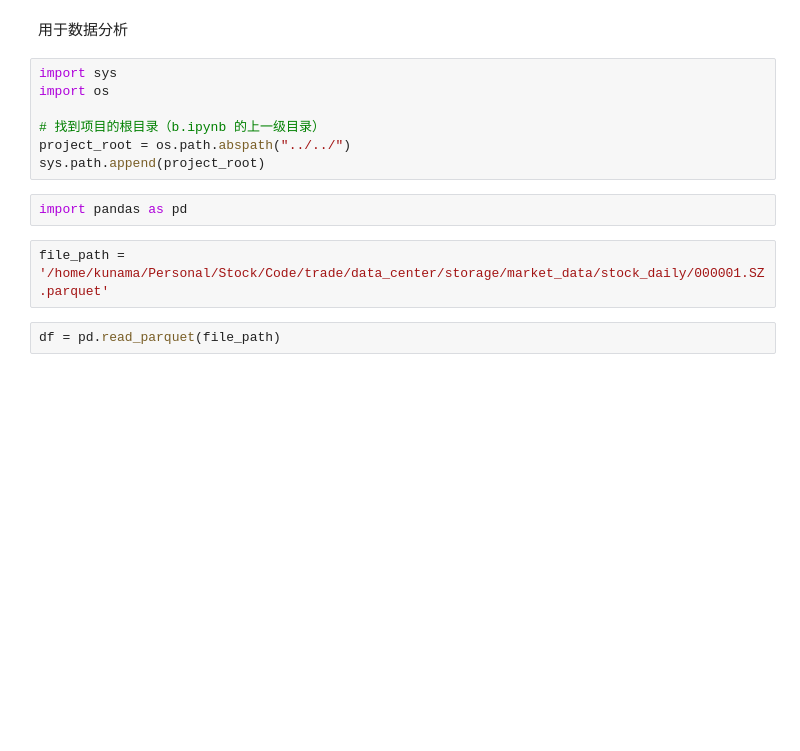
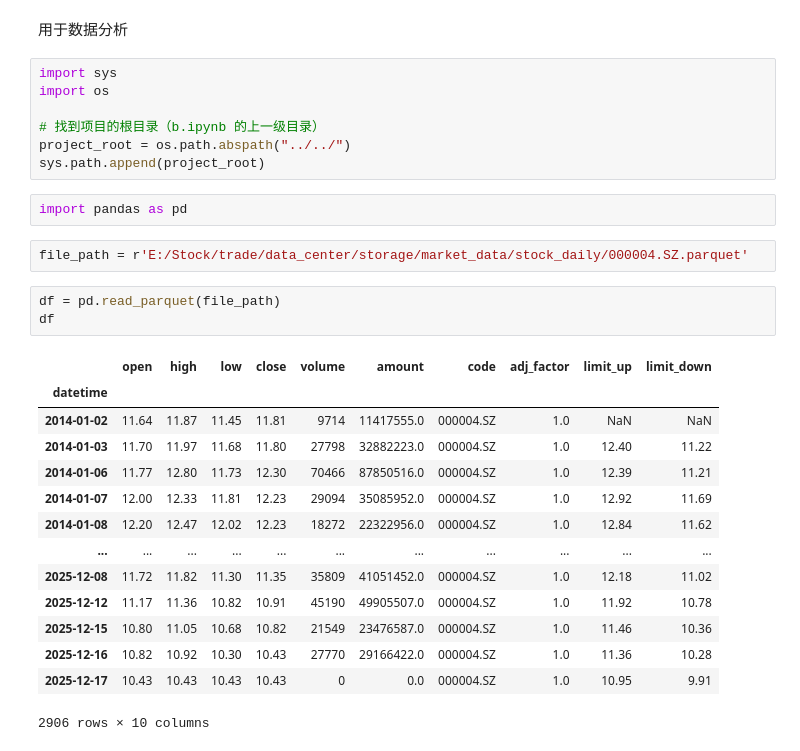
Before and after one commit to Akana-kunama/trade, a Jupyter notebook: data_factory/data_analyze/data_analyze.ipynb, the cells around one changed output. Drawn from its saved outputs; the diff is of its cells as text; blank space fills up the shorter version.

```diff
--- a/data_factory/data_analyze/data_analyze.ipynb
+++ b/data_factory/data_analyze/data_analyze.ipynb
@@ -10,7 +16,23 @@ sys.path.append(project_root)
 # %%
 import pandas as pd
 # %%
-file_path = '/home/kunama/Personal/Stock/Code/trade/data_center/storage/market_data/stock_daily/000001.SZ.parquet'
+file_path = r'E:/Stock/trade/data_center/storage/market_data/stock_daily/000004.SZ.parquet'
 # %%
 df = pd.read_parquet(file_path)
+df
+# %% [output]
+|  | open | high | low | close | volume | amount | code | adj_factor | limit_up | limit_down |
+| datetime |  |  |  |  |  |  |  |  |  |  |
+| 2014-01-02 | 11.64 | 11.87 | 11.45 | 11.81 | 9714 | 11417555.0 | 000004.SZ | 1.0 | NaN | NaN |
+| 2014-01-03 | 11.70 | 11.97 | 11.68 | 11.80 | 27798 | 32882223.0 | 000004.SZ | 1.0 | 12.40 | 11.22 |
+| 2014-01-06 | 11.77 | 12.80 | 11.73 | 12.30 | 70466 | 87850516.0 | 000004.SZ | 1.0 | 12.39 | 11.21 |
+| 2014-01-07 | 12.00 | 12.33 | 11.81 | 12.23 | 29094 | 35085952.0 | 000004.SZ | 1.0 | 12.92 | 11.69 |
+| 2014-01-08 | 12.20 | 12.47 | 12.02 | 12.23 | 18272 | 22322956.0 | 000004.SZ | 1.0 | 12.84 | 11.62 |
+| ... | ... | ... | ... | ... | ... | ... | ... | ... | ... | ... |
+| 2025-12-08 | 11.72 | 11.82 | 11.30 | 11.35 | 35809 | 41051452.0 | 000004.SZ | 1.0 | 12.18 | 11.02 |
+| 2025-12-12 | 11.17 | 11.36 | 10.82 | 10.91 | 45190 | 49905507.0 | 000004.SZ | 1.0 | 11.92 | 10.78 |
+| 2025-12-15 | 10.80 | 11.05 | 10.68 | 10.82 | 21549 | 23476587.0 | 000004.SZ | 1.0 | 11.46 | 10.36 |
+| 2025-12-16 | 10.82 | 10.92 | 10.30 | 10.43 | 27770 | 29166422.0 | 000004.SZ | 1.0 | 11.36 | 10.28 |
+| 2025-12-17 | 10.43 | 10.43 | 10.43 | 10.43 | 0 | 0.0 | 000004.SZ | 1.0 | 10.95 | 9.91 |
+2906 rows × 10 columns
 # %%
```
Also changed, not shown: parts of 10 cells of this notebook, 5 other files.
